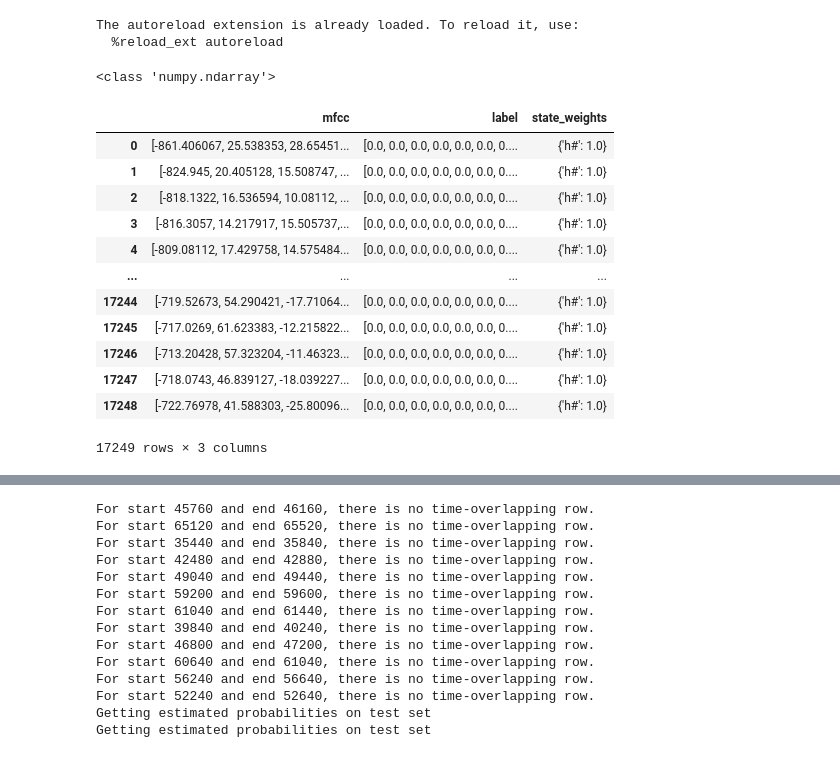
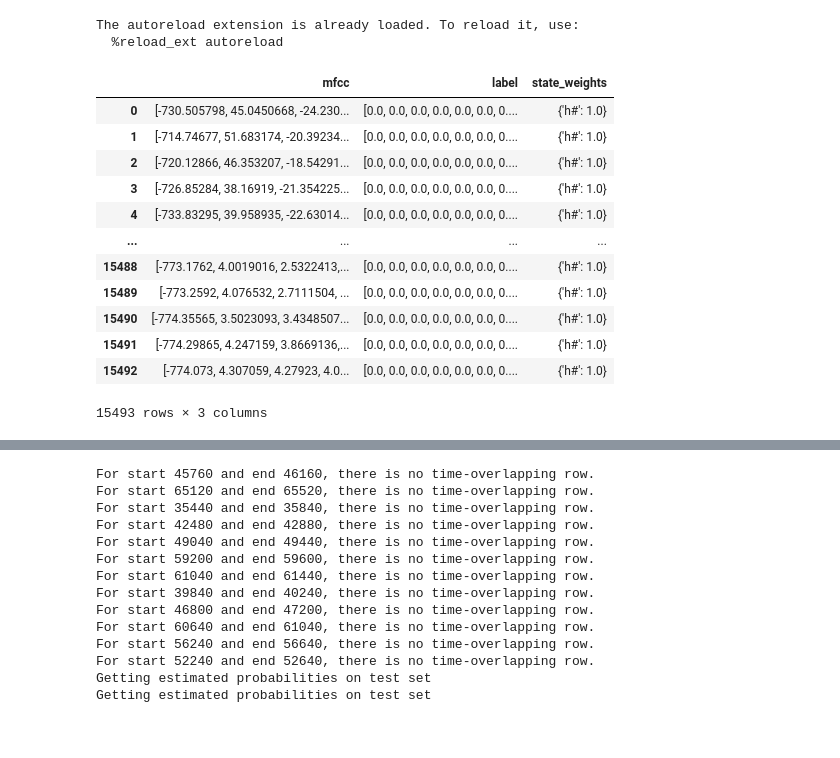
Before and after one commit to jiayan-li/keyword-spotting, a Jupyter notebook: DNN.ipynb, the cells around one changed output, grey strips where cells are left out. Drawn from its saved outputs; the diff is of its cells as text; code cells hidden in the pictures.

```diff
--- a/DNN.ipynb
+++ b/DNN.ipynb
@@ -46,24 +42,19 @@ minibatch_size = 512
-# %%
-isinstance(df_test.iloc[0]['mfcc'],str)
-print(type(df_test.iloc[0]['label']))
-# If the type is str, convert it
-
-display(df_test)
-# %% [output]
-<class 'numpy.ndarray'>
-|  | mfcc | label | state_weights |
-| 0 | [-861.406067, 25.538353, 28.65451... | [0.0, 0.0, 0.0, 0.0, 0.0, 0.0, 0.... | {'h#': 1.0} |
-| 1 | [-824.945, 20.405128, 15.508747, ... | [0.0, 0.0, 0.0, 0.0, 0.0, 0.0, 0.... | {'h#': 1.0} |
-| 2 | [-818.1322, 16.536594, 10.08112, ... | [0.0, 0.0, 0.0, 0.0, 0.0, 0.0, 0.... | {'h#': 1.0} |
-| 3 | [-816.3057, 14.217917, 15.505737,... | [0.0, 0.0, 0.0, 0.0, 0.0, 0.0, 0.... | {'h#': 1.0} |
-| 4 | [-809.08112, 17.429758, 14.575484... | [0.0, 0.0, 0.0, 0.0, 0.0, 0.0, 0.... | {'h#': 1.0} |
-| ... | ... | ... | ... |
-| 17244 | [-719.52673, 54.290421, -17.71064... | [0.0, 0.0, 0.0, 0.0, 0.0, 0.0, 0.... | {'h#': 1.0} |
-| 17245 | [-717.0269, 61.623383, -12.215822... | [0.0, 0.0, 0.0, 0.0, 0.0, 0.0, 0.... | {'h#': 1.0} |
-| 17246 | [-713.20428, 57.323204, -11.46323... | [0.0, 0.0, 0.0, 0.0, 0.0, 0.0, 0.... | {'h#': 1.0} |
-| 17247 | [-718.0743, 46.839127, -18.039227... | [0.0, 0.0, 0.0, 0.0, 0.0, 0.0, 0.... | {'h#': 1.0} |
-| 17248 | [-722.76978, 41.588303, -25.80096... | [0.0, 0.0, 0.0, 0.0, 0.0, 0.0, 0.... | {'h#': 1.0} |
-17249 rows × 3 columns
+# %%
+display(df_train)
+# %% [output]
+|  | mfcc | label | state_weights |
+| 0 | [-730.505798, 45.0450668, -24.230... | [0.0, 0.0, 0.0, 0.0, 0.0, 0.0, 0.... | {'h#': 1.0} |
+| 1 | [-714.74677, 51.683174, -20.39234... | [0.0, 0.0, 0.0, 0.0, 0.0, 0.0, 0.... | {'h#': 1.0} |
+| 2 | [-720.12866, 46.353207, -18.54291... | [0.0, 0.0, 0.0, 0.0, 0.0, 0.0, 0.... | {'h#': 1.0} |
+| 3 | [-726.85284, 38.16919, -21.354225... | [0.0, 0.0, 0.0, 0.0, 0.0, 0.0, 0.... | {'h#': 1.0} |
+| 4 | [-733.83295, 39.958935, -22.63014... | [0.0, 0.0, 0.0, 0.0, 0.0, 0.0, 0.... | {'h#': 1.0} |
+| ... | ... | ... | ... |
+| 15488 | [-773.1762, 4.0019016, 2.5322413,... | [0.0, 0.0, 0.0, 0.0, 0.0, 0.0, 0.... | {'h#': 1.0} |
+| 15489 | [-773.2592, 4.076532, 2.7111504, ... | [0.0, 0.0, 0.0, 0.0, 0.0, 0.0, 0.... | {'h#': 1.0} |
+| 15490 | [-774.35565, 3.5023093, 3.4348507... | [0.0, 0.0, 0.0, 0.0, 0.0, 0.0, 0.... | {'h#': 1.0} |
+| 15491 | [-774.29865, 4.247159, 3.8669136,... | [0.0, 0.0, 0.0, 0.0, 0.0, 0.0, 0.... | {'h#': 1.0} |
+| 15492 | [-774.073, 4.307059, 4.27923, 4.0... | [0.0, 0.0, 0.0, 0.0, 0.0, 0.0, 0.... | {'h#': 1.0} |
+15493 rows × 3 columns
 # %%
 load('processed_data/train_test_dataset_never.joblib')['test']
 # %% [output]
```
Also changed, not shown: parts of 10 cells of this notebook, 1 other file.
